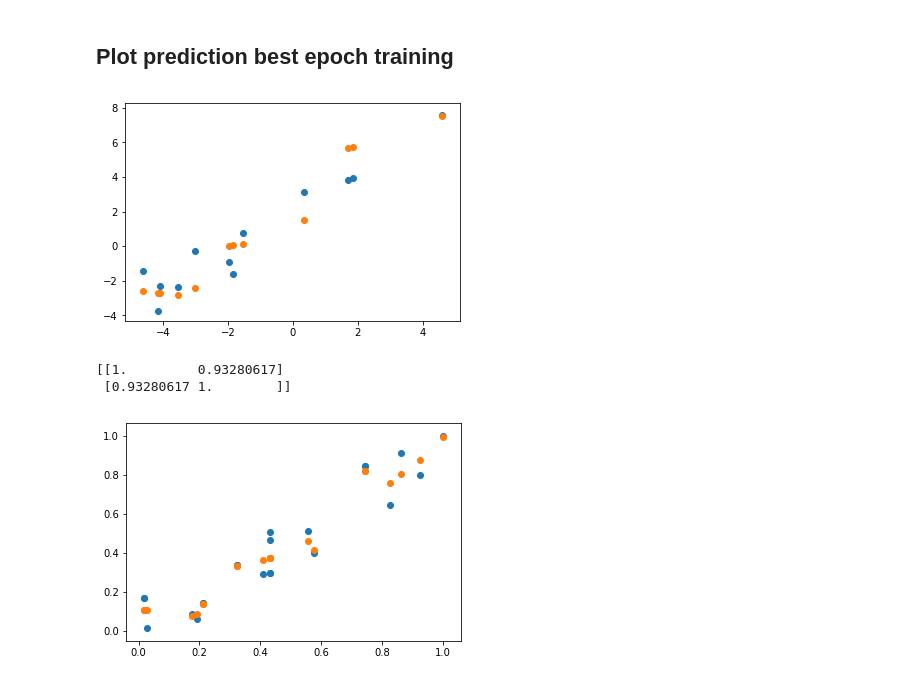
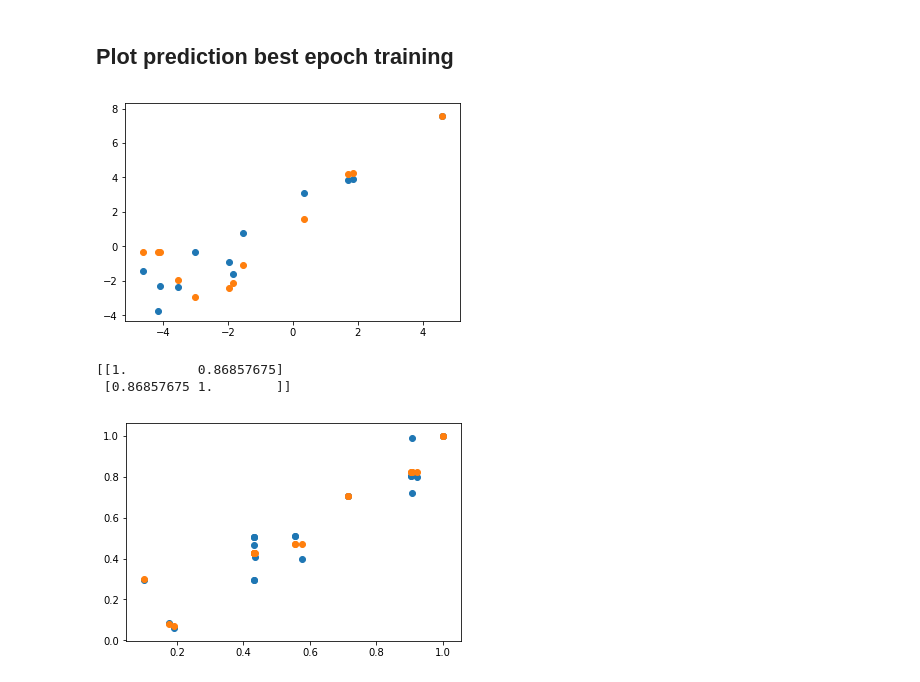
Before and after one commit to joph/Machine-Learning-Workshop, a Jupyter notebook: scripts/notebooks/overfitting-small.ipynb, the cells around one changed output. Saved outputs shown, nothing was run; the diff lists cells and outputs as text; code cells hidden in the pictures.

```diff
--- a/scripts/notebooks/overfitting-small.ipynb
+++ b/scripts/notebooks/overfitting-small.ipynb
@@ -196,7 +196,7 @@ plot_training(model, x_t, y_t)
 # %% [markdown]
 ## Plot predictions best validation
 # %%
-model.load_weights("weights-improvement-15-0.0121.hdf5")
+model.load_weights("../../models/weights-improvement-16-0.0111.hdf5")
 plot_prediction(model, test)
 plot_training(model, x_t, y_t)
 # %% [output]
@@ -207,11 +207,11 @@ plot_training(model, x_t, y_t)
 # %% [markdown]
 ## Plot prediction best epoch training
 # %%
-model.load_weights("../../models/weights-improvement-1549.hdf5")
+model.load_weights("../../models/weights-improvement-1512-0.0183.hdf5")
 plot_prediction(model, test)
 plot_training(model, x_t, y_t)
 # %% [output]
-[figure, old version]
+[figure, new version]
-[[1.         0.93280617]
- [0.93280617 1.        ]]
+[[1.         0.86857675]
+ [0.86857675 1.        ]]
-[figure, old version]
+[figure, new version]
```
Also changed, not shown: parts of 3 cells of this notebook, 28 other files.
